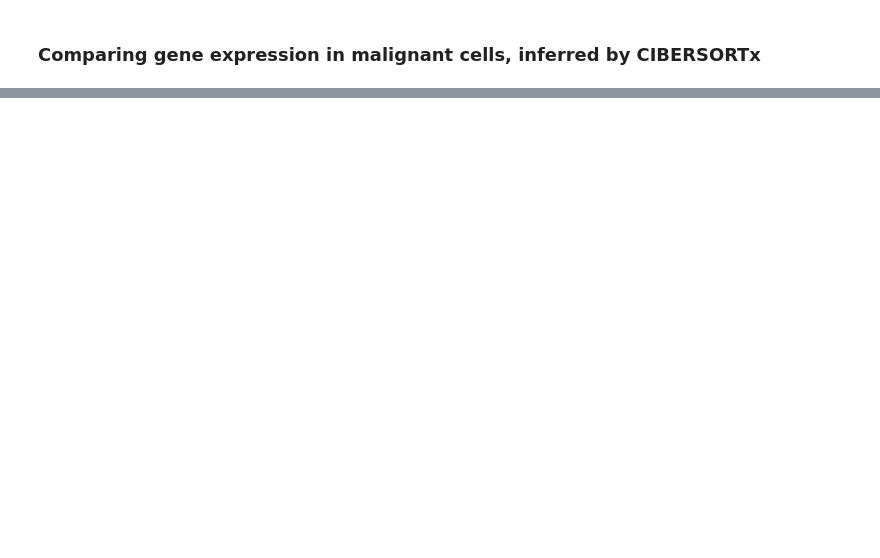
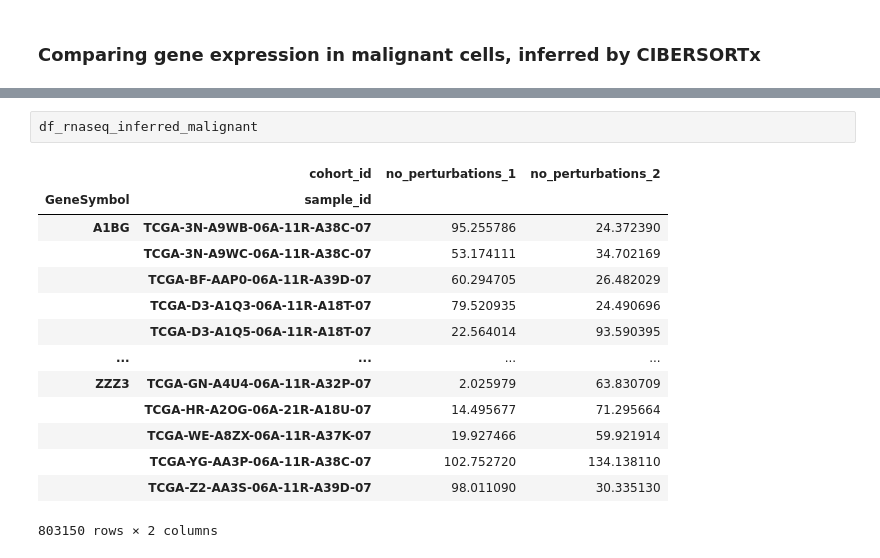
Before and after one commit to davidliu-lab/deconv, a Jupyter notebook: analysis/evaluating_cibersortx/identically_generated_cohorts_100/volcano_plots.ipynb, the cells around one changed output, grey strips where cells are left out. Saved outputs shown, nothing was run; the diff lists cells and outputs as text; blank space fills up the shorter version.

```diff
--- a/analysis/evaluating_cibersortx/identically_generated_cohorts_100/volcano_plots.ipynb
+++ b/analysis/evaluating_cibersortx/identically_generated_cohorts_100/volcano_plots.ipynb
@@ -115,0 +107,17 @@ data_io_and_formatting.load_concatenated_bulk_rnaseq(
+# %%
+df_rnaseq_inferred_malignant
+# %% [output]
+|  | cohort_id | no_perturbations_1 | no_perturbations_2 |
+| GeneSymbol | sample_id |  |  |
+| A1BG | TCGA-3N-A9WB-06A-11R-A38C-07 | 95.255786 | 24.372390 |
+|  | TCGA-3N-A9WC-06A-11R-A38C-07 | 53.174111 | 34.702169 |
+|  | TCGA-BF-AAP0-06A-11R-A39D-07 | 60.294705 | 26.482029 |
+|  | TCGA-D3-A1Q3-06A-11R-A18T-07 | 79.520935 | 24.490696 |
+|  | TCGA-D3-A1Q5-06A-11R-A18T-07 | 22.564014 | 93.590395 |
+| ... | ... | ... | ... |
+| ZZZ3 | TCGA-GN-A4U4-06A-11R-A32P-07 | 2.025979 | 63.830709 |
+|  | TCGA-HR-A2OG-06A-21R-A18U-07 | 14.495677 | 71.295664 |
+|  | TCGA-WE-A8ZX-06A-11R-A37K-07 | 19.927466 | 59.921914 |
+|  | TCGA-YG-AA3P-06A-11R-A38C-07 | 102.752720 | 134.138110 |
+|  | TCGA-Z2-AA3S-06A-11R-A39D-07 | 98.011090 | 30.335130 |
+803150 rows × 2 columns
```
Also changed, not shown: parts of 11 cells of this notebook, 3 other files.
